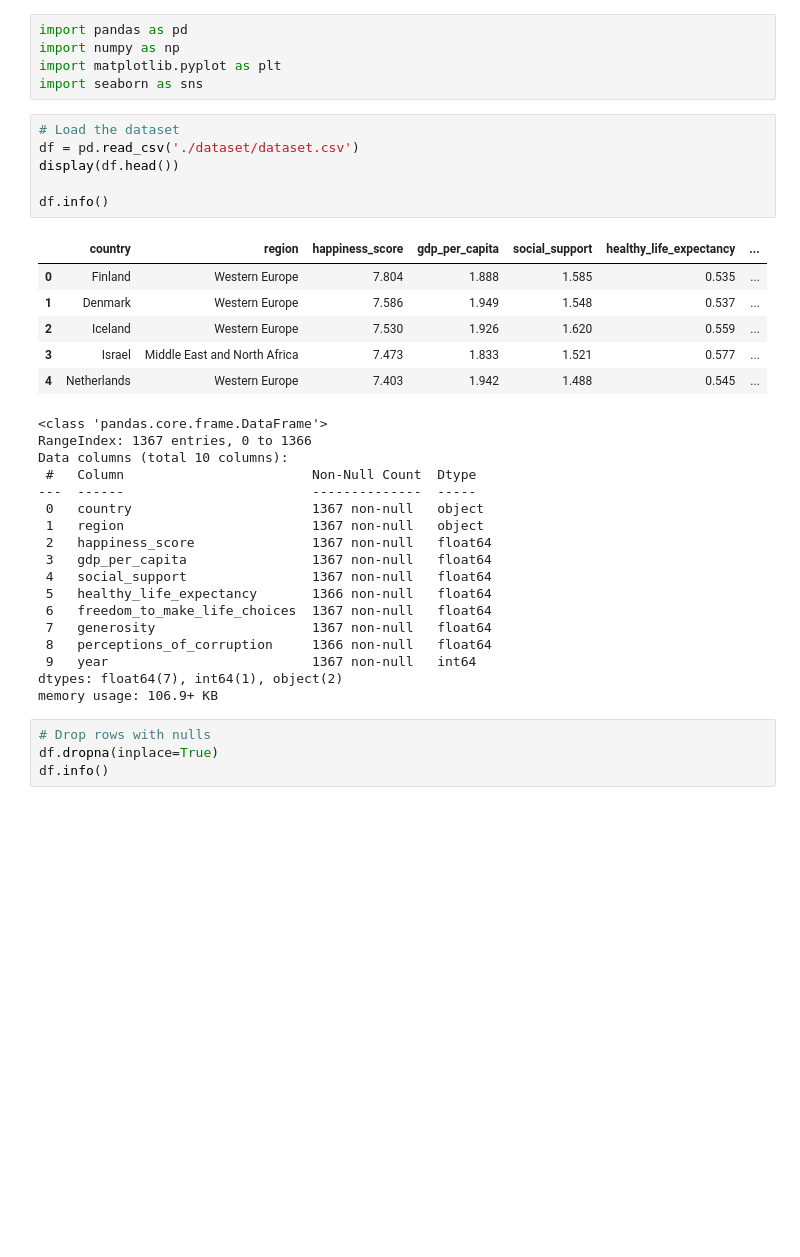
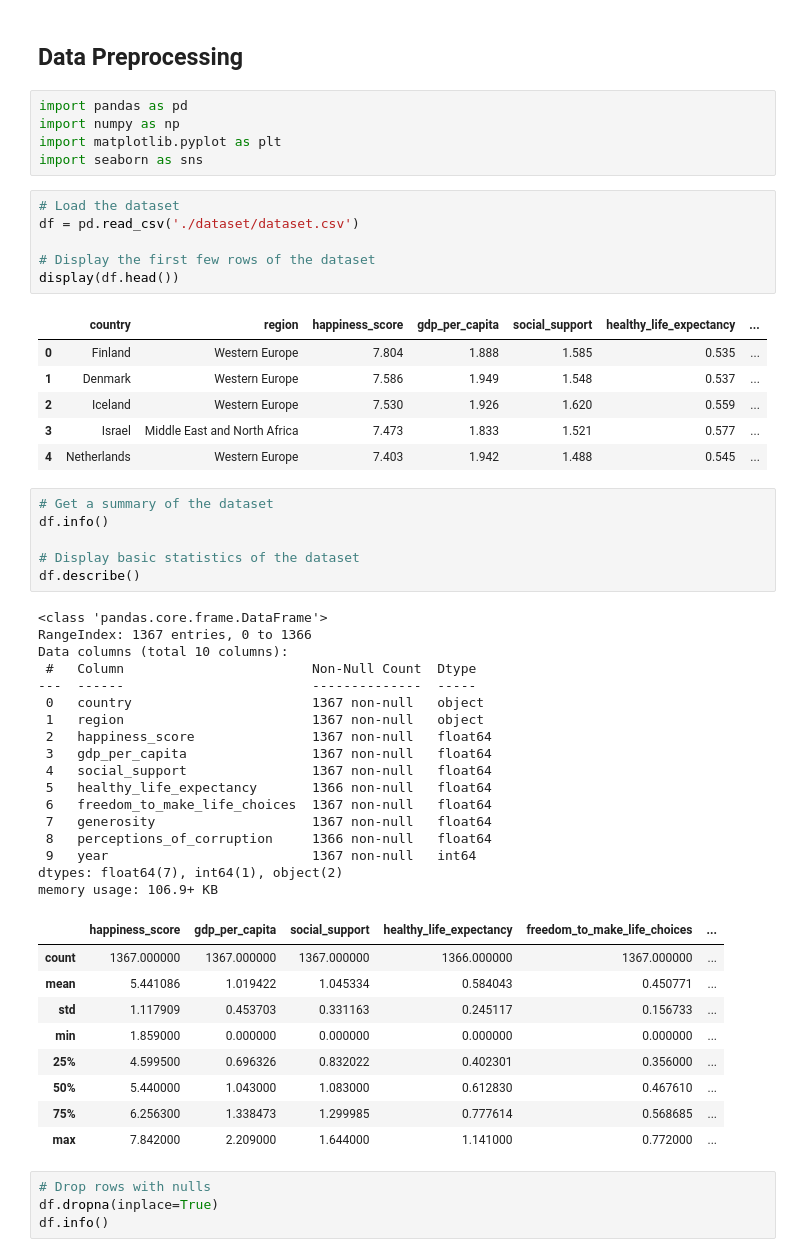
Before and after one commit to hamedtaeb/Project_SmileScore, a Jupyter notebook: Global Happiness Predictions.ipynb, the cells around one changed output. Cells and saved outputs as stored; diff of their text form; blank space fills up the shorter version.

```diff
--- a/Global Happiness Predictions.ipynb
+++ b/Global Happiness Predictions.ipynb
@@ -1,3 +7,5 @@
+# %% [markdown]
+## Data Preprocessing
 # %%
 import pandas as pd
 import numpy as np
@@ -6,9 +14,9 @@ import seaborn as sns
 # %%
 # Load the dataset
 df = pd.read_csv('./dataset/dataset.csv')
+
+# Display the first few rows of the dataset
 display(df.head())
-
-df.info()
 # %% [output]
 |  | country | region | happiness_score | gdp_per_capita | social_support | healthy_life_expectancy | ... |
 | 0 | Finland | Western Europe | 7.804 | 1.888 | 1.585 | 0.535 | ... |
@@ -16,23 +24,39 @@ df.info()
 | 2 | Iceland | Western Europe | 7.530 | 1.926 | 1.620 | 0.559 | ... |
 | 3 | Israel | Middle East and North Africa | 7.473 | 1.833 | 1.521 | 0.577 | ... |
 | 4 | Netherlands | Western Europe | 7.403 | 1.942 | 1.488 | 0.545 | ... |
-<class 'pandas.core.frame.DataFrame'>
-RangeIndex: 1367 entries, 0 to 1366
-Data columns (total 10 columns):
- #   Column                        Non-Null Count  Dtype
----  ------                        --------------  -----
- 0   country                       1367 non-null   object
- 1   region                        1367 non-null   object
- 2   happiness_score               1367 non-null   float64
- 3   gdp_per_capita                1367 non-null   float64
- 4   social_support                1367 non-null   float64
- 5   healthy_life_expectancy       1366 non-null   float64
- 6   freedom_to_make_life_choices  1367 non-null   float64
- 7   generosity                    1367 non-null   float64
- 8   perceptions_of_corruption     1366 non-null   float64
- 9   year                          1367 non-null   int64
-dtypes: float64(7), int64(1), object(2)
-memory usage: 106.9+ KB
+# %%
+# Get a summary of the dataset
+df.info()
+
+# Display basic statistics of the dataset
+df.describe()
+# %% [output]
+<class 'pandas.core.frame.DataFrame'>
+RangeIndex: 1367 entries, 0 to 1366
+Data columns (total 10 columns):
+ #   Column                        Non-Null Count  Dtype
+---  ------                        --------------  -----
+ 0   country                       1367 non-null   object
+ 1   region                        1367 non-null   object
+ 2   happiness_score               1367 non-null   float64
+ 3   gdp_per_capita                1367 non-null   float64
+ 4   social_support                1367 non-null   float64
+ 5   healthy_life_expectancy       1366 non-null   float64
+ 6   freedom_to_make_life_choices  1367 non-null   float64
+ 7   generosity                    1367 non-null   float64
+ 8   perceptions_of_corruption     1366 non-null   float64
+ 9   year                          1367 non-null   int64
+dtypes: float64(7), int64(1), object(2)
+memory usage: 106.9+ KB
+|  | happiness_score | gdp_per_capita | social_support | healthy_life_expectancy | freedom_to_make_life_choices | ... |
+| count | 1367.000000 | 1367.000000 | 1367.000000 | 1366.000000 | 1367.000000 | ... |
+| mean | 5.441086 | 1.019422 | 1.045334 | 0.584043 | 0.450771 | ... |
+| std | 1.117909 | 0.453703 | 0.331163 | 0.245117 | 0.156733 | ... |
+| min | 1.859000 | 0.000000 | 0.000000 | 0.000000 | 0.000000 | ... |
+| 25% | 4.599500 | 0.696326 | 0.832022 | 0.402301 | 0.356000 | ... |
+| 50% | 5.440000 | 1.043000 | 1.083000 | 0.612830 | 0.467610 | ... |
+| 75% | 6.256300 | 1.338473 | 1.299985 | 0.777614 | 0.568685 | ... |
+| max | 7.842000 | 2.209000 | 1.644000 | 1.141000 | 0.772000 | ... |
 # %%
 # Drop rows with nulls
 df.dropna(inplace=True)
```
Also changed, not shown: parts of 4 cells of this notebook.
